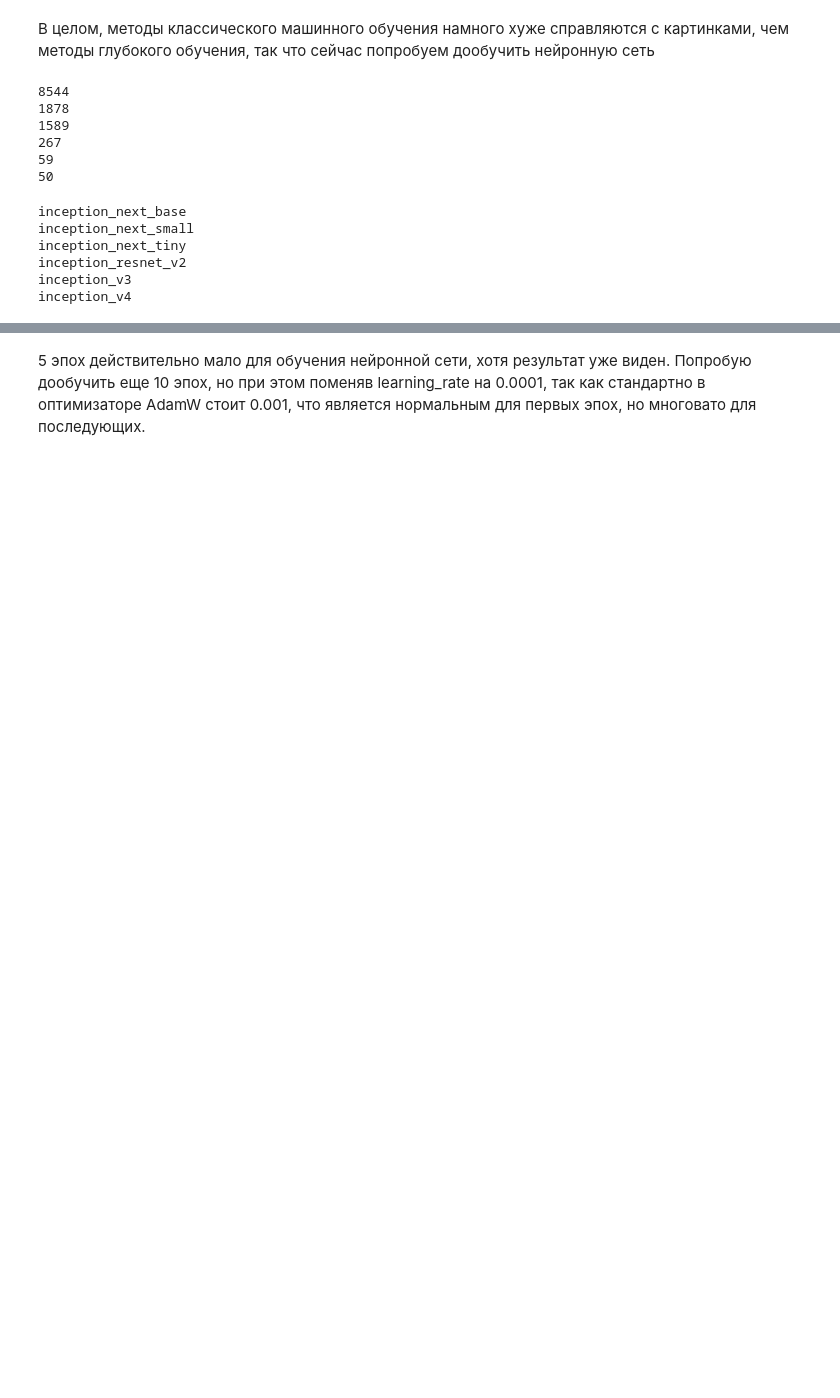
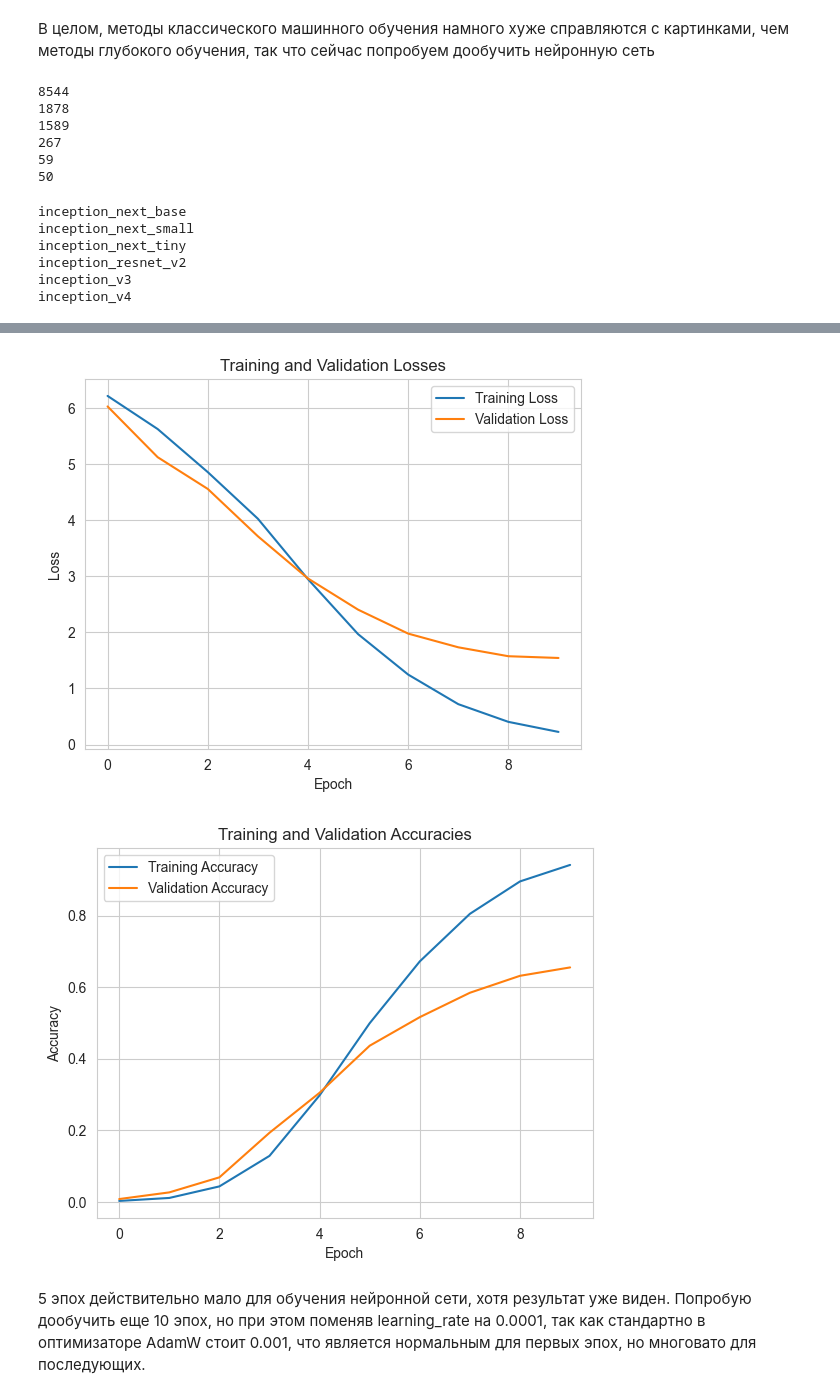
Before and after one commit to yaromirgusev/course_work, a Jupyter notebook: course_work.ipynb, the cells around one changed output, grey strips where cells are left out. Saved outputs shown, nothing was run; the diff lists cells and outputs as text; code cells hidden in the pictures; blank space fills up the shorter version.

```diff
--- a/course_work.ipynb
+++ b/course_work.ipynb
@@ -639,3 +711,36 @@ val acc = 34.56%
+# %%
+def draw(train_losses, val_losses, val_full_acc, train_full_acc):
+    train_full_acc_cpu = []
+    for i in train_full_acc:
+        train_full_acc_cpu.append(i.cpu().numpy())
+
+    val_full_acc_cpu = []
+    for i in val_full_acc:
+        val_full_acc_cpu.append(i.cpu().numpy())
+
+    sns.set_style('whitegrid')
+    plt.plot(train_losses, label='Training Loss')
+    plt.plot(val_losses, label='Validation Loss')
+    plt.xlabel('Epoch')
+    plt.ylabel('Loss')
+    plt.title('Training and Validation Losses')
+    plt.legend()
+    plt.grid(True)
+    plt.show()
+
+    plt.plot(train_full_acc_cpu, label='Training Accuracy')
+    plt.plot(val_full_acc_cpu, label='Validation Accuracy')
+    plt.xlabel('Epoch')
+    plt.ylabel('Accuracy')
+    plt.title('Training and Validation Accuracies')
+    plt.legend()
+    plt.grid(True)
+    plt.show()
+# %%
+draw(train_losses, val_losses, val_full_acc, train_full_acc)
+# %% [output]
+[figure, added]
+[figure, added]
 # %% [markdown]
 5 эпох действительно мало для обучения нейронной сети, хотя результат уже виден. Попробую дообучить еще 10 эпох, но при этом поменяв learning_rate на 0.0001, так как стандартно в оптимизаторе AdamW стоит 0.001, что является нормальным для первых эпох, но многовато для последующих.
 # %%
```
Also changed, not shown: parts of 42 cells of this notebook, 7 other files.
